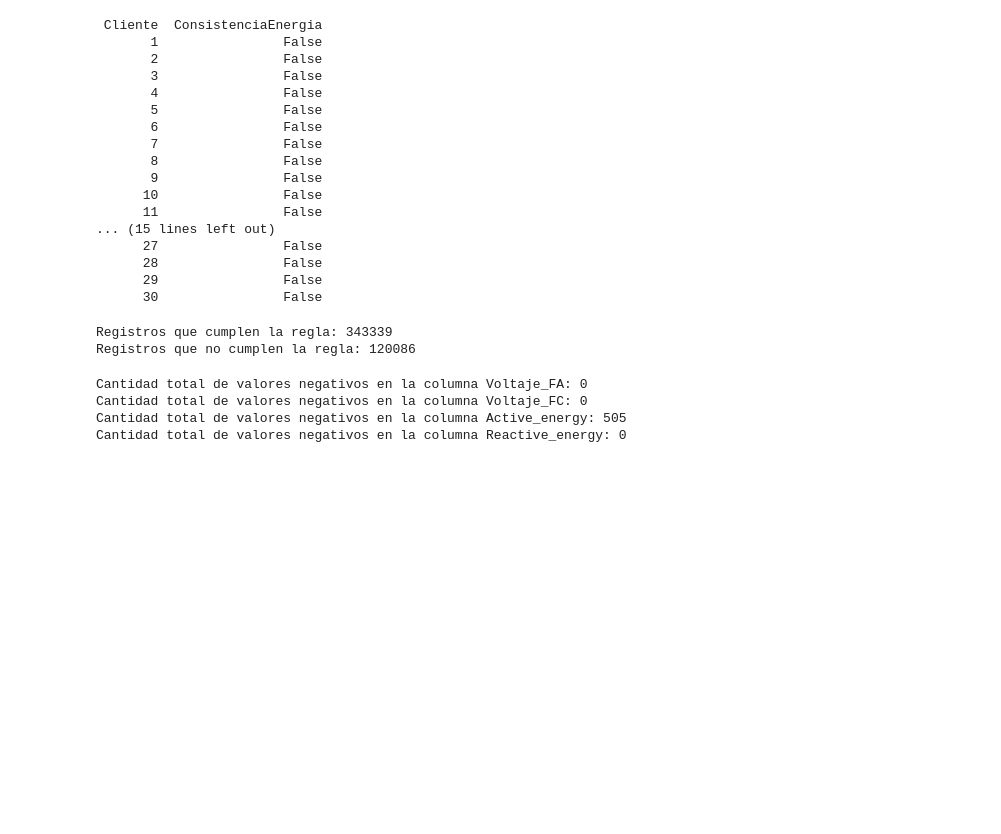
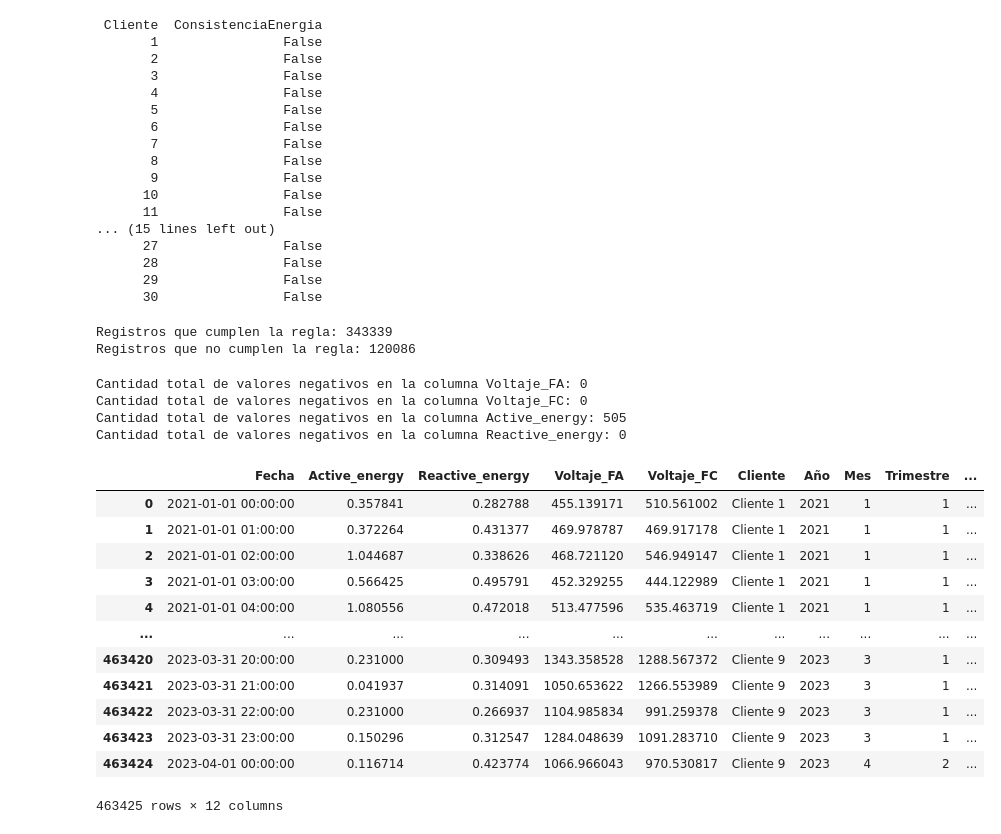
Before and after one commit to jmanjarresm/Proyecto_Grado_MIAD, a Jupyter notebook: Análisis Variable Energía Activa.ipynb, the cells around one changed output. Cells and saved outputs as stored; diff of their text form; code cells hidden in the pictures; blank space fills up the shorter version.

```diff
--- a/Análisis Variable Energía Activa.ipynb
+++ b/Análisis Variable Energía Activa.ipynb
@@ -486,3 +490,19 @@ Cantidad total de valores negativos en la columna Voltaje_FA: 0
 Cantidad total de valores negativos en la columna Voltaje_FC: 0
 Cantidad total de valores negativos en la columna Active_energy: 505
 Cantidad total de valores negativos en la columna Reactive_energy: 0
+# %%
+df_final
+# %% [output]
+|  | Fecha | Active_energy | Reactive_energy | Voltaje_FA | Voltaje_FC | Cliente | Año | Mes | Trimestre | ... |
+| 0 | 2021-01-01 00:00:00 | 0.357841 | 0.282788 | 455.139171 | 510.561002 | Cliente 1 | 2021 | 1 | 1 | ... |
+| 1 | 2021-01-01 01:00:00 | 0.372264 | 0.431377 | 469.978787 | 469.917178 | Cliente 1 | 2021 | 1 | 1 | ... |
+| 2 | 2021-01-01 02:00:00 | 1.044687 | 0.338626 | 468.721120 | 546.949147 | Cliente 1 | 2021 | 1 | 1 | ... |
+| 3 | 2021-01-01 03:00:00 | 0.566425 | 0.495791 | 452.329255 | 444.122989 | Cliente 1 | 2021 | 1 | 1 | ... |
+| 4 | 2021-01-01 04:00:00 | 1.080556 | 0.472018 | 513.477596 | 535.463719 | Cliente 1 | 2021 | 1 | 1 | ... |
+| ... | ... | ... | ... | ... | ... | ... | ... | ... | ... | ... |
+| 463420 | 2023-03-31 20:00:00 | 0.231000 | 0.309493 | 1343.358528 | 1288.567372 | Cliente 9 | 2023 | 3 | 1 | ... |
+| 463421 | 2023-03-31 21:00:00 | 0.041937 | 0.314091 | 1050.653622 | 1266.553989 | Cliente 9 | 2023 | 3 | 1 | ... |
+| 463422 | 2023-03-31 22:00:00 | 0.231000 | 0.266937 | 1104.985834 | 991.259378 | Cliente 9 | 2023 | 3 | 1 | ... |
+| 463423 | 2023-03-31 23:00:00 | 0.150296 | 0.312547 | 1284.048639 | 1091.283710 | Cliente 9 | 2023 | 3 | 1 | ... |
+| 463424 | 2023-04-01 00:00:00 | 0.116714 | 0.423774 | 1066.966043 | 970.530817 | Cliente 9 | 2023 | 4 | 2 | ... |
+463425 rows × 12 columns
```
Also changed, not shown: parts of 9 cells of this notebook.
